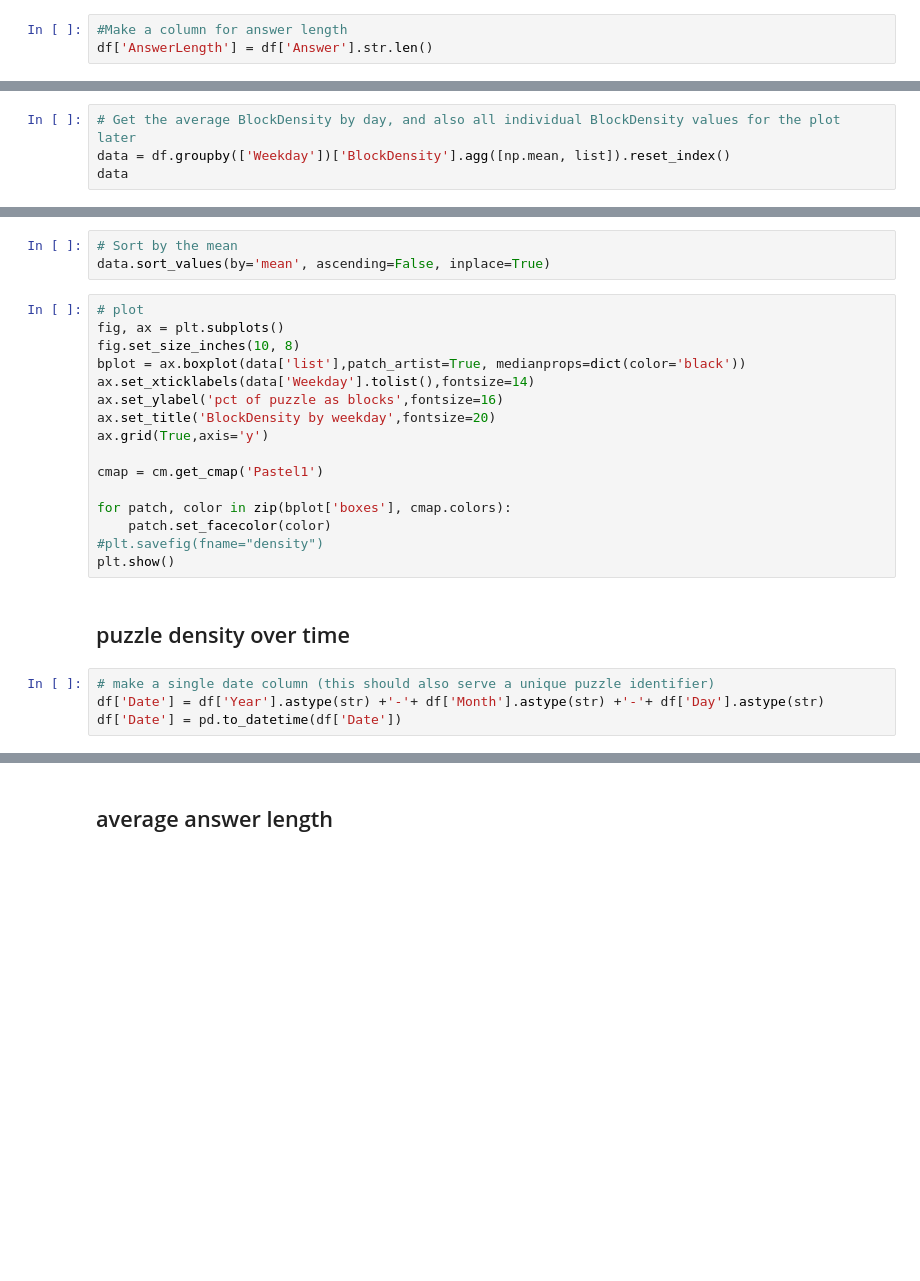
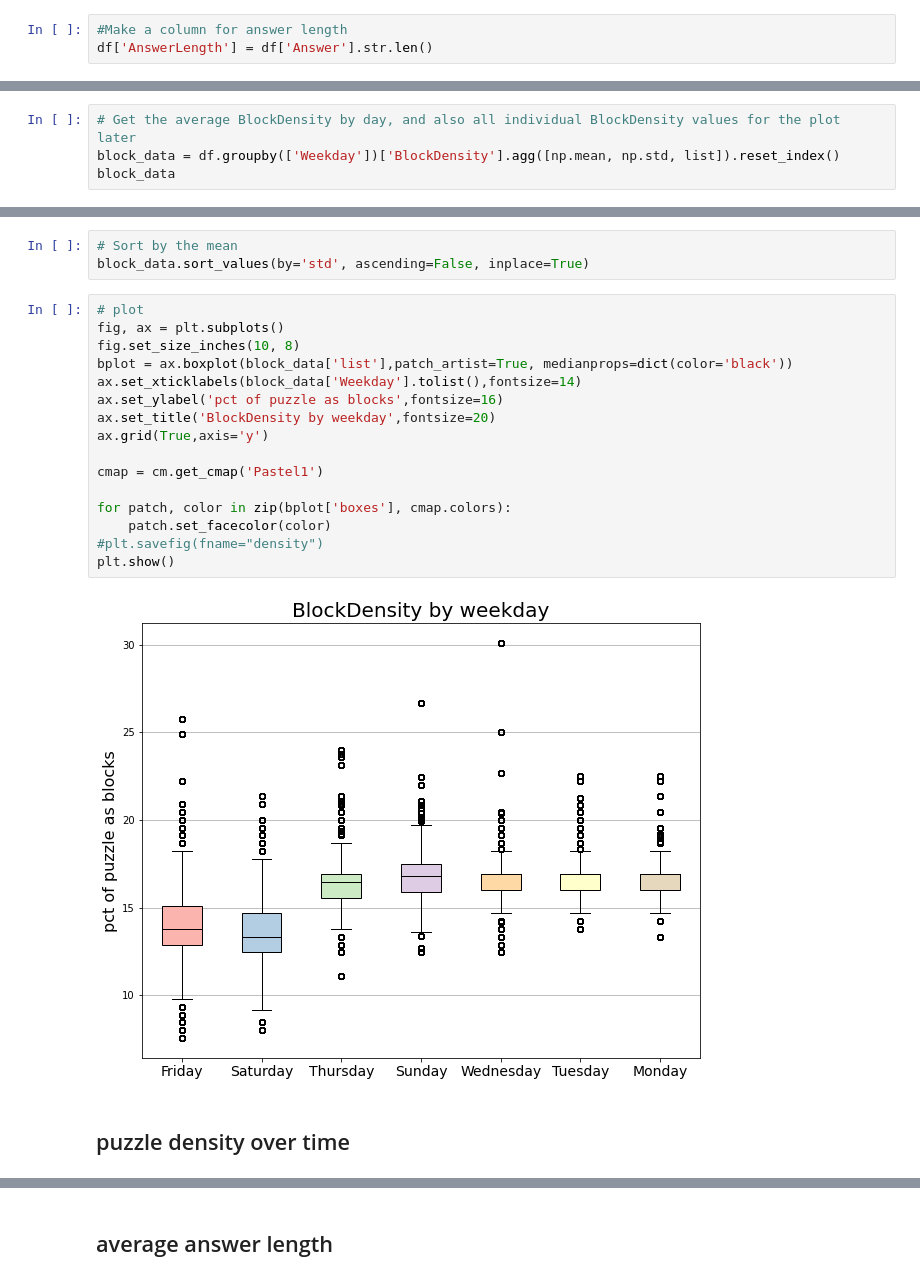
Before and after one commit to nickdanis/gorillawords, a Jupyter notebook: nick-exploratory.ipynb, the cells around one changed output, grey strips where cells are left out. Cells and saved outputs as stored; diff of their text form; blank space fills up the shorter version.

Commit message:
added new plots/features to nick-exploratory

```diff
--- a/nick-exploratory.ipynb
+++ b/nick-exploratory.ipynb
@@ -32,4 +89,4 @@ df.sort_values(by='AnswerLength',ascending=False).head(10)[['Weekday','Hint','An
 # %%
 # Get the average BlockDensity by day, and also all individual BlockDensity values for the plot later
-data = df.groupby(['Weekday'])['BlockDensity'].agg([np.mean, list]).reset_index()
-data
+block_data = df.groupby(['Weekday'])['BlockDensity'].agg([np.mean, np.std, list]).reset_index()
+block_data
@@ -36,27 +102,25 @@ data
 # %%
 # Sort by the mean
-data.sort_values(by='mean', ascending=False, inplace=True)
+block_data.sort_values(by='std', ascending=False, inplace=True)
 # %%
 # plot
 fig, ax = plt.subplots()
 fig.set_size_inches(10, 8)
-bplot = ax.boxplot(data['list'],patch_artist=True, medianprops=dict(color='black'))
-ax.set_xticklabels(data['Weekday'].tolist(),fontsize=14)
+bplot = ax.boxplot(block_data['list'],patch_artist=True, medianprops=dict(color='black'))
+ax.set_xticklabels(block_data['Weekday'].tolist(),fontsize=14)
 ax.set_ylabel('pct of puzzle as blocks',fontsize=16)
 ax.set_title('BlockDensity by weekday',fontsize=20)
 ax.grid(True,axis='y')
 
 cmap = cm.get_cmap('Pastel1')
 
 for patch, color in zip(bplot['boxes'], cmap.colors):
     patch.set_facecolor(color)
 #plt.savefig(fname="density")
 plt.show()
+# %% [output]
+[figure, added]
 # %% [markdown]
 ## puzzle density over time
-# %%
-# make a single date column (this should also serve a unique puzzle identifier)
-df['Date'] = df['Year'].astype(str) +'-'+ df['Month'].astype(str) +'-'+ df['Day'].astype(str)
-df['Date'] = pd.to_datetime(df['Date'])
 # %%
 time_data = df.groupby(['Weekday','Year'])['BlockDensity'].mean().reset_index().copy()
```
Also changed, not shown: parts of 61 cells of this notebook.
